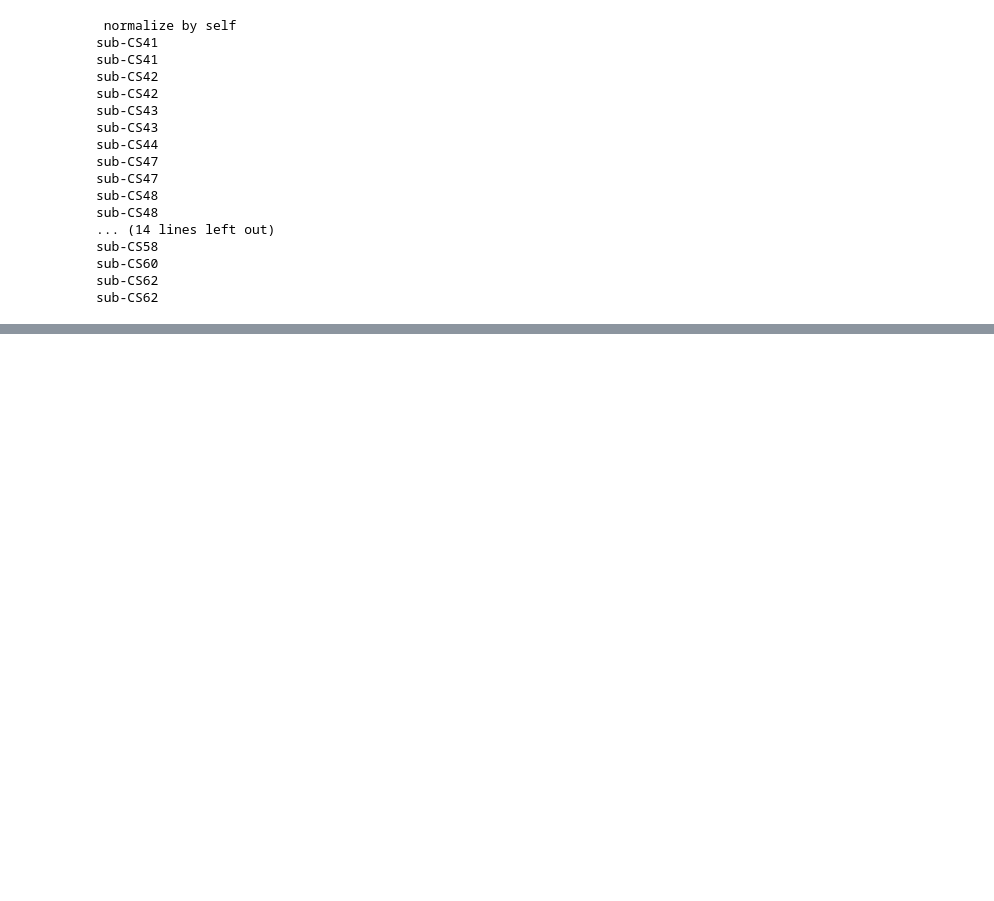
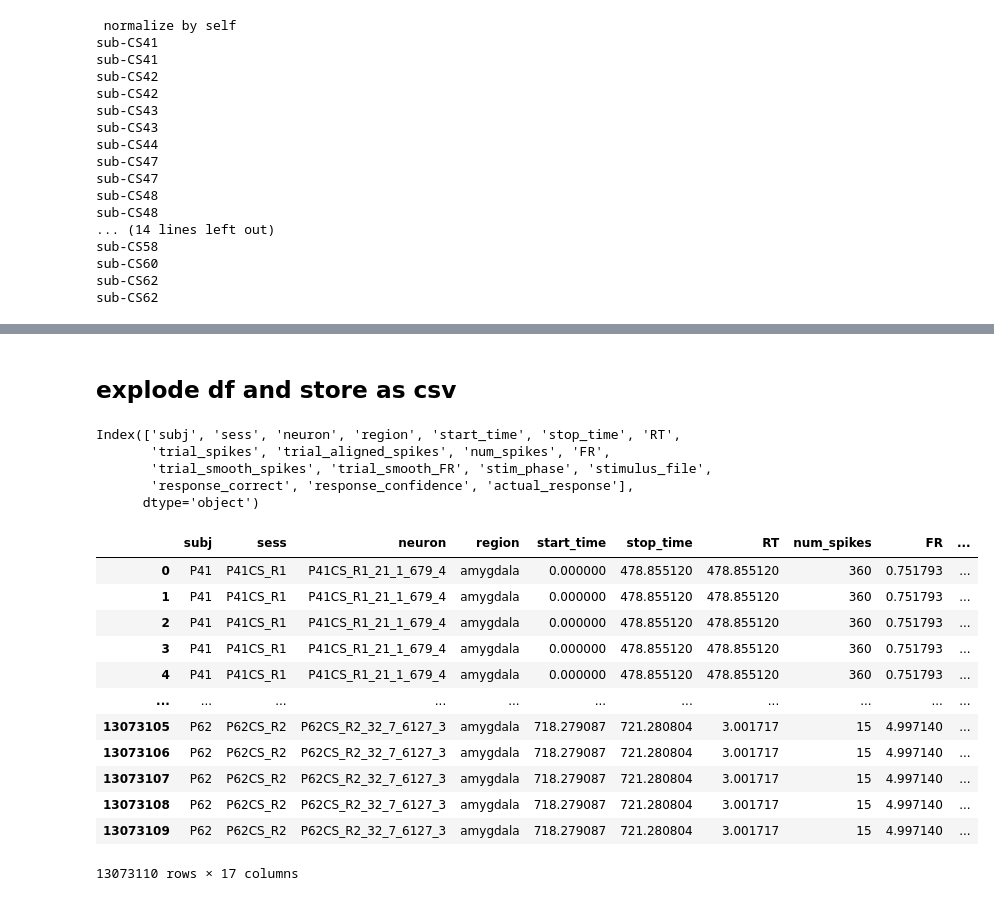
Before and after one commit to NuttidaLab/movie_analysis, a Jupyter notebook: data_consolidate.ipynb, the cells around one changed output, grey strips where cells are left out. Cells and saved outputs as stored; diff of their text form; code cells hidden in the pictures; blank space fills up the shorter version.

```diff
--- a/data_consolidate.ipynb
+++ b/data_consolidate.ipynb
@@ -356,3 +361,36 @@ normalizing by self
 | 2 | P41 | P41CS_R1 | P41CS_R1_21_1_679_4 | amygdala | 566.346460 | 577.078362 | 10.731902 | [566.79785075, 568.845881, 569.40... | ... |
 | 3 | P41 | P41CS_R1 | P41CS_R1_21_1_679_4 | amygdala | 578.122799 | 582.712578 | 4.589779 | [582.05028225] | ... |
 | 4 | P41 | P41CS_R1 | P41CS_R1_21_1_679_4 | amygdala | 583.755203 | 591.685106 | 7.929903 | [589.2551855] | ... |
+# %% [markdown]
+## explode df and store as csv
+# %%
+neuron_by_trial.keys()
+# %% [output]
+Index(['subj', 'sess', 'neuron', 'region', 'start_time', 'stop_time', 'RT',
+       'trial_spikes', 'trial_aligned_spikes', 'num_spikes', 'FR',
+       'trial_smooth_spikes', 'trial_smooth_FR', 'stim_phase', 'stimulus_file',
+       'response_correct', 'response_confidence', 'actual_response'],
+      dtype='object')
+# %%
+df = neuron_by_trial[['subj', 'sess', 'neuron', 'region', 'start_time', 'stop_time', 'RT',
+                      'num_spikes', 'FR',
+       'trial_smooth_spikes', 'trial_smooth_FR', 'stim_phase', 'stimulus_file',
+       'response_correct', 'response_confidence', 'actual_response']]
+# %%
+df = df.explode('trial_smooth_spikes', ignore_index=True)
+# %%
+df
+# %% [output]
+|  | subj | sess | neuron | region | start_time | stop_time | RT | num_spikes | FR | ... |
+| 0 | P41 | P41CS_R1 | P41CS_R1_21_1_679_4 | amygdala | 0.000000 | 478.855120 | 478.855120 | 360 | 0.751793 | ... |
+| 1 | P41 | P41CS_R1 | P41CS_R1_21_1_679_4 | amygdala | 0.000000 | 478.855120 | 478.855120 | 360 | 0.751793 | ... |
+| 2 | P41 | P41CS_R1 | P41CS_R1_21_1_679_4 | amygdala | 0.000000 | 478.855120 | 478.855120 | 360 | 0.751793 | ... |
+| 3 | P41 | P41CS_R1 | P41CS_R1_21_1_679_4 | amygdala | 0.000000 | 478.855120 | 478.855120 | 360 | 0.751793 | ... |
+| 4 | P41 | P41CS_R1 | P41CS_R1_21_1_679_4 | amygdala | 0.000000 | 478.855120 | 478.855120 | 360 | 0.751793 | ... |
+| ... | ... | ... | ... | ... | ... | ... | ... | ... | ... | ... |
+| 13073105 | P62 | P62CS_R2 | P62CS_R2_32_7_6127_3 | amygdala | 718.279087 | 721.280804 | 3.001717 | 15 | 4.997140 | ... |
+| 13073106 | P62 | P62CS_R2 | P62CS_R2_32_7_6127_3 | amygdala | 718.279087 | 721.280804 | 3.001717 | 15 | 4.997140 | ... |
+| 13073107 | P62 | P62CS_R2 | P62CS_R2_32_7_6127_3 | amygdala | 718.279087 | 721.280804 | 3.001717 | 15 | 4.997140 | ... |
+| 13073108 | P62 | P62CS_R2 | P62CS_R2_32_7_6127_3 | amygdala | 718.279087 | 721.280804 | 3.001717 | 15 | 4.997140 | ... |
+| 13073109 | P62 | P62CS_R2 | P62CS_R2_32_7_6127_3 | amygdala | 718.279087 | 721.280804 | 3.001717 | 15 | 4.997140 | ... |
+13073110 rows × 17 columns
```
Also changed, not shown: parts of 7 cells of this notebook, 14 other files.
